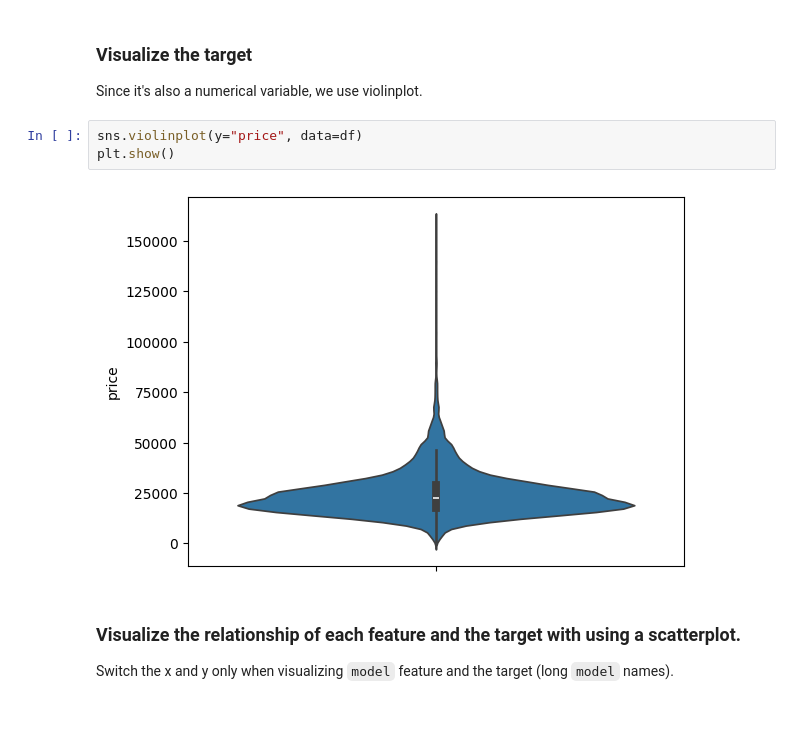
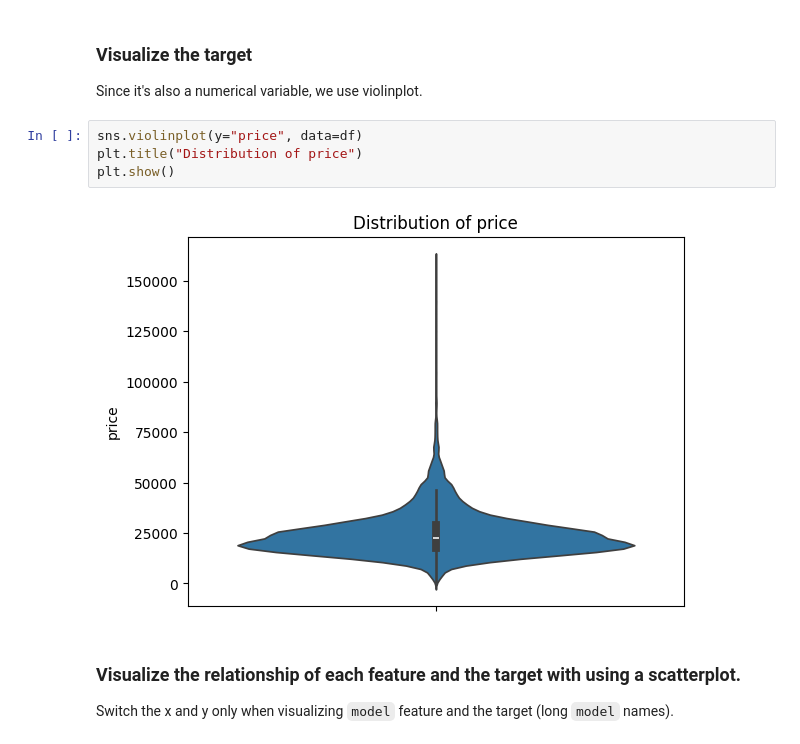
Before and after one commit to mkim2178/used-car-price-predictor-mercedes, a Jupyter notebook: notebooks/analysis.ipynb, the cells around one changed output. Saved outputs shown, nothing was run; the diff lists cells and outputs as text; blank space fills up the shorter version.

```diff
--- a/notebooks/analysis.ipynb
+++ b/notebooks/analysis.ipynb
@@ -207,9 +211,10 @@ for numerical in numerical_features.columns:
 Since it's also a numerical variable, we use violinplot.
 # %%
 sns.violinplot(y="price", data=df)
+plt.title("Distribution of price")
 plt.show()
 # %% [output]
-[figure, old version]
+[figure, new version]
 # %% [markdown]
 ### Visualize the relationship of each feature and the target with using a scatterplot.
 
```
Also changed, not shown: parts of 24 cells of this notebook.
